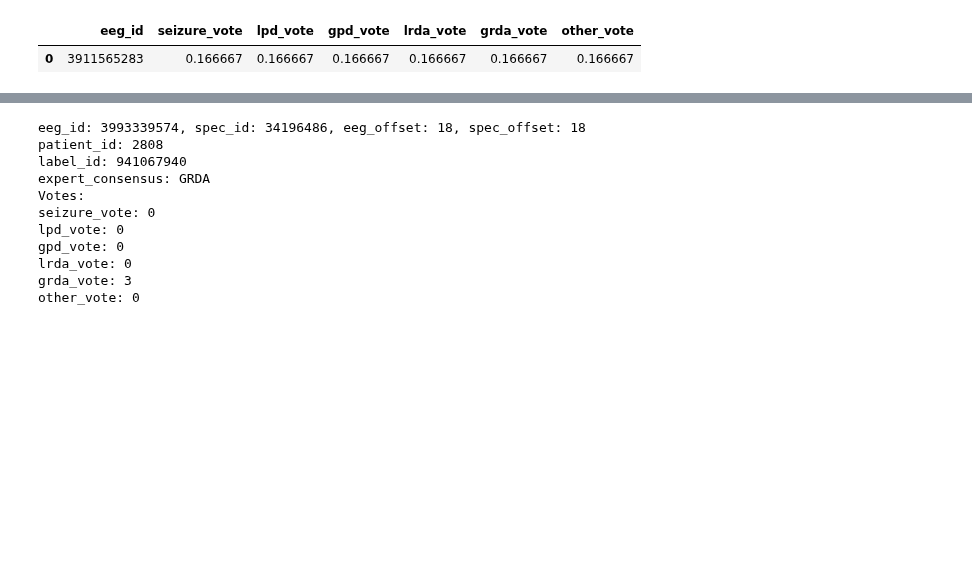
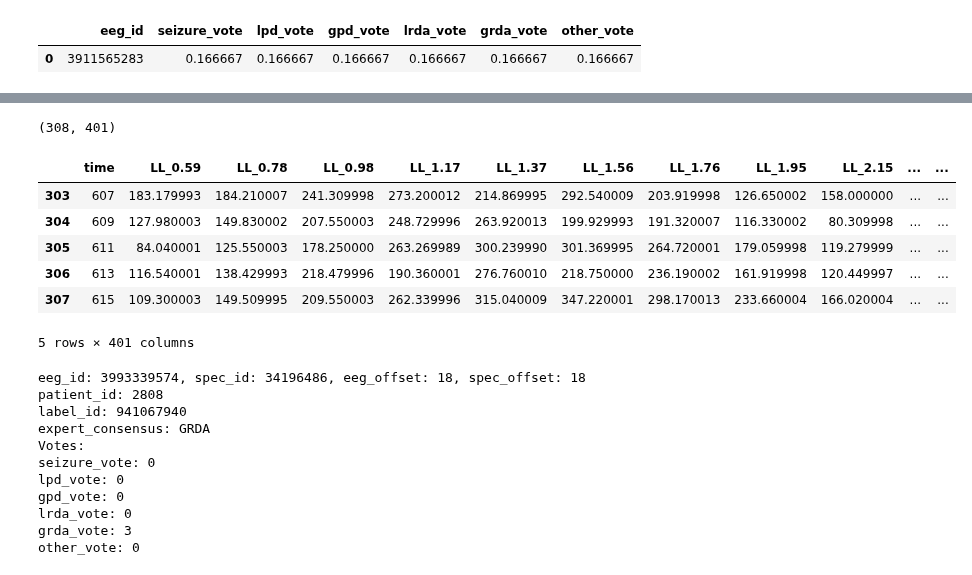
Before and after one commit to AzimuthLI/kaggle_hms, a Jupyter notebook: notebooks/EDA.ipynb, the cells around one changed output, grey strips where cells are left out. Saved outputs shown, nothing was run; the diff lists cells and outputs as text; code cells hidden in the pictures; blank space fills up the shorter version.

```diff
--- a/notebooks/EDA.ipynb
+++ b/notebooks/EDA.ipynb
@@ -35,3 +56,17 @@ display(submission_df.head())
+# %%
+spec_id = 789577333
+spec_df = pd.read_parquet(train_spectrogram_dir/f"{spec_id}.parquet")
+print(spec_df.shape)
+spec_df.tail()
+# %% [output]
+(308, 401)
+|  | time | LL_0.59 | LL_0.78 | LL_0.98 | LL_1.17 | LL_1.37 | LL_1.56 | LL_1.76 | LL_1.95 | LL_2.15 | ... | ... |
+| 303 | 607 | 183.179993 | 184.210007 | 241.309998 | 273.200012 | 214.869995 | 292.540009 | 203.919998 | 126.650002 | 158.000000 | ... | ... |
+| 304 | 609 | 127.980003 | 149.830002 | 207.550003 | 248.729996 | 263.920013 | 199.929993 | 191.320007 | 116.330002 | 80.309998 | ... | ... |
+| 305 | 611 | 84.040001 | 125.550003 | 178.250000 | 263.269989 | 300.239990 | 301.369995 | 264.720001 | 179.059998 | 119.279999 | ... | ... |
+| 306 | 613 | 116.540001 | 138.429993 | 218.479996 | 190.360001 | 276.760010 | 218.750000 | 236.190002 | 161.919998 | 120.449997 | ... | ... |
+| 307 | 615 | 109.300003 | 149.509995 | 209.550003 | 262.339996 | 315.040009 | 347.220001 | 298.170013 | 233.660004 | 166.020004 | ... | ... |
+5 rows × 401 columns
 # %%
 def load_eeg_and_spectrogram(eeg_id, spec_id, eeg_offset, spec_offset):
 
```
Also changed, not shown: parts of 3 cells of this notebook, 2 other files.
